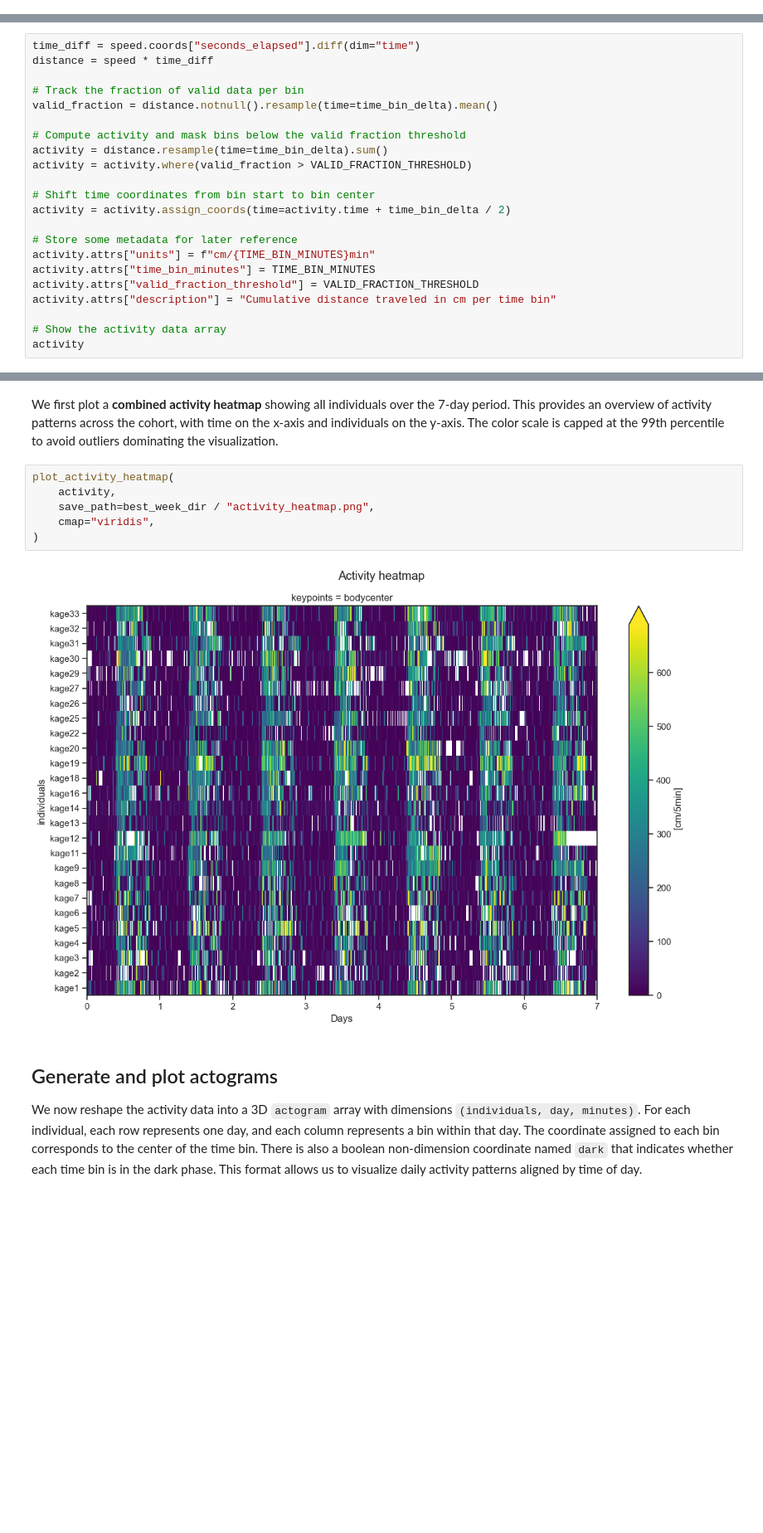
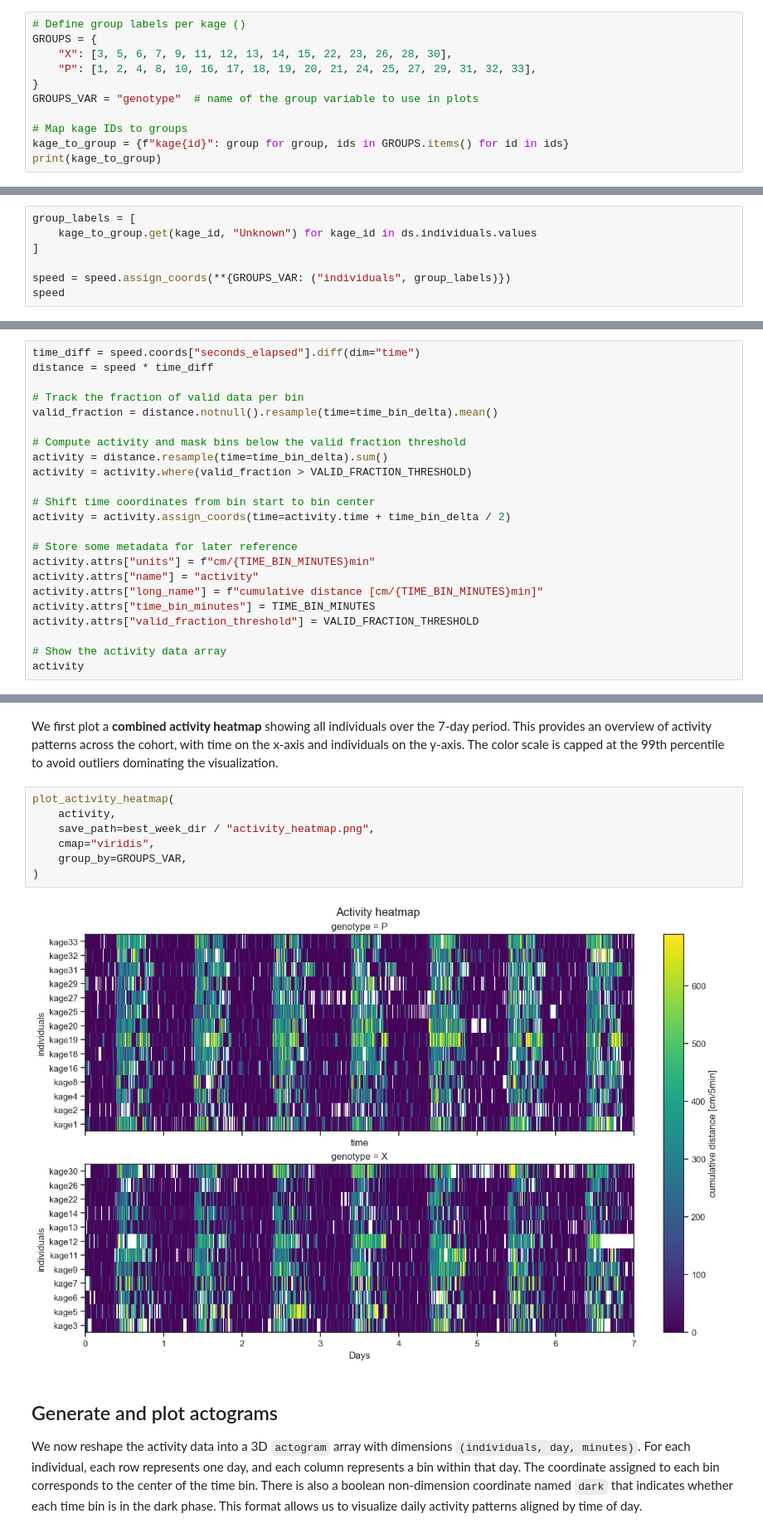
Before and after one commit to neuroinformatics-unit/smart-kages-movement, a Jupyter notebook: notebooks/06_actograms.ipynb, the cells around one changed output, grey strips where cells are left out. Shown at 83% size. Drawn from its saved outputs; the diff is of its cells as text; blank space fills up the shorter version.

```diff
--- a/notebooks/06_actograms.ipynb
+++ b/notebooks/06_actograms.ipynb
@@ -54,0 +62,11 @@ assert best_week_file.exists(), f"Path does not exist: {best_week_file}"
+# %%
+# Define group labels per kage ()
+GROUPS = {
+    "X": [3, 5, 6, 7, 9, 11, 12, 13, 14, 15, 22, 23, 26, 28, 30],
+    "P": [1, 2, 4, 8, 10, 16, 17, 18, 19, 20, 21, 24, 25, 27, 29, 31, 32, 33],
+}
+GROUPS_VAR = "genotype"  # name of the group variable to use in plots
+
+# Map kage IDs to groups
+kage_to_group = {f"kage{id}": group for group, ids in GROUPS.items() for id in ids}
+print(kage_to_group)
@@ -67,0 +92,7 @@ speed = ds.speed.squeeze("keypoints")
+# %%
+group_labels = [
+    kage_to_group.get(kage_id, "Unknown") for kage_id in ds.individuals.values
+]
+
+speed = speed.assign_coords(**{GROUPS_VAR: ("individuals", group_labels)})
+speed
@@ -88,9 +129,10 @@ activity = activity.assign_coords(time=activity.time + time_bin_delta / 2)
 
 # Store some metadata for later reference
 activity.attrs["units"] = f"cm/{TIME_BIN_MINUTES}min"
+activity.attrs["name"] = "activity"
+activity.attrs["long_name"] = f"cumulative distance [cm/{TIME_BIN_MINUTES}min]"
 activity.attrs["time_bin_minutes"] = TIME_BIN_MINUTES
 activity.attrs["valid_fraction_threshold"] = VALID_FRACTION_THRESHOLD
-activity.attrs["description"] = "Cumulative distance traveled in cm per time bin"
 
 # Show the activity data array
 activity
@@ -107,11 +150,12 @@ We first plot a **combined activity heatmap** showing all individuals over the 7
 # %%
 plot_activity_heatmap(
     activity,
     save_path=best_week_dir / "activity_heatmap.png",
     cmap="viridis",
+    group_by=GROUPS_VAR,
 )
 # %% [output]
-[figure, old version]
+[figure, new version]
 # %% [markdown]
 ## Generate and plot actograms
 
```
Also changed, not shown: parts of 10 cells of this notebook, 1 other file.
